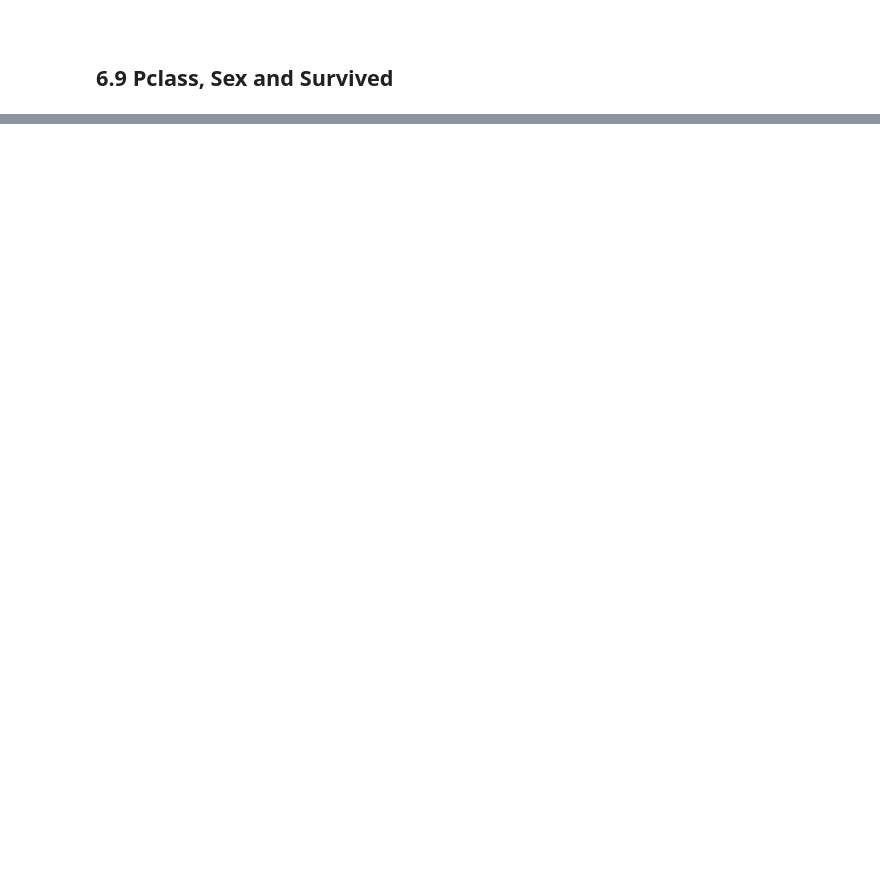
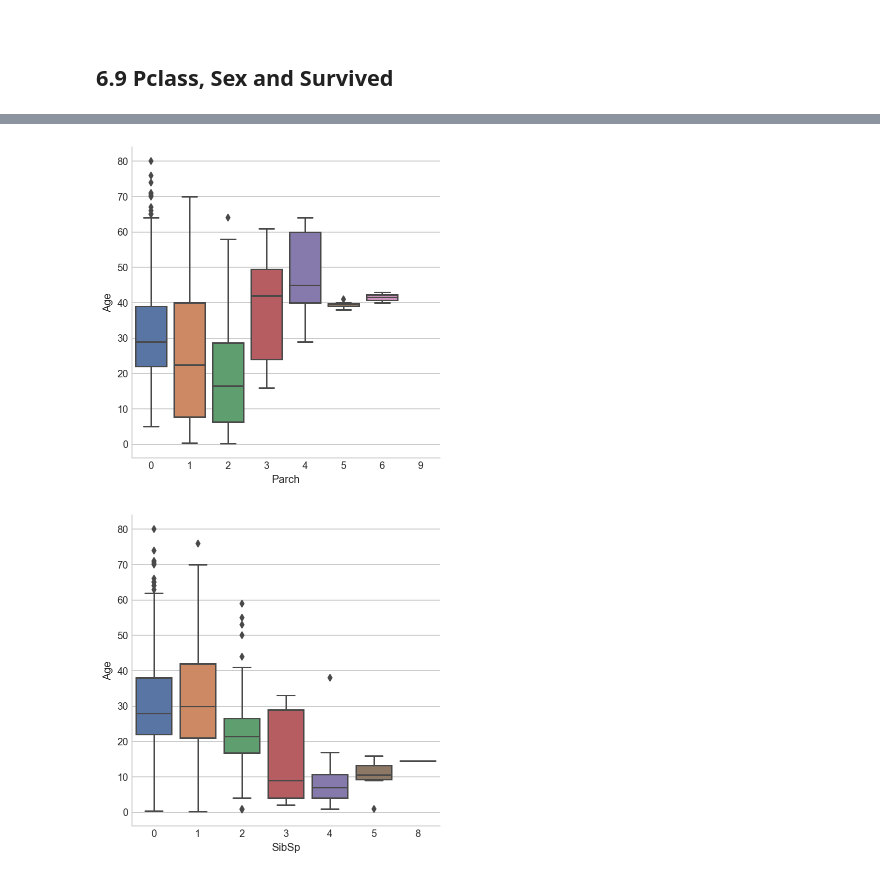
Before and after one commit to muhammet-cakmak/Ensembling_Project, a Jupyter notebook: Kaggle_titanic_set.ipynb, the cells around one changed output, grey strips where cells are left out. Saved outputs shown, nothing was run; the diff lists cells and outputs as text; code cells hidden in the pictures; blank space fills up the shorter version.

```diff
--- a/Kaggle_titanic_set.ipynb
+++ b/Kaggle_titanic_set.ipynb
@@ -624,0 +680,8 @@ plt.show()
+# %%
+# let's look at relationship between Age and Parch variables and between Age and SibSp variables.
+
+sns.factorplot(x = "Parch", y = "Age", data = df_new_train, kind = "box");
+sns.factorplot(x = "SibSp", y = "Age", data = df_new_train, kind = "box");
+# %% [output]
+[figure, added]
+[figure, added]
```
Also changed, not shown: parts of 30 cells of this notebook.
